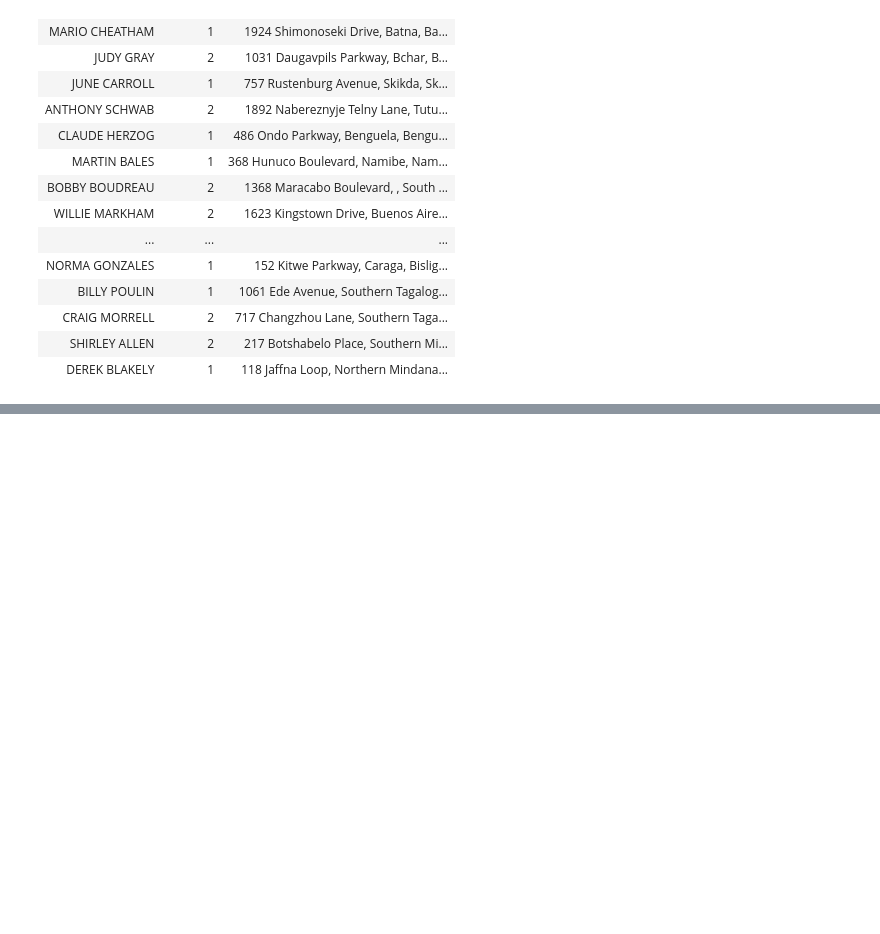
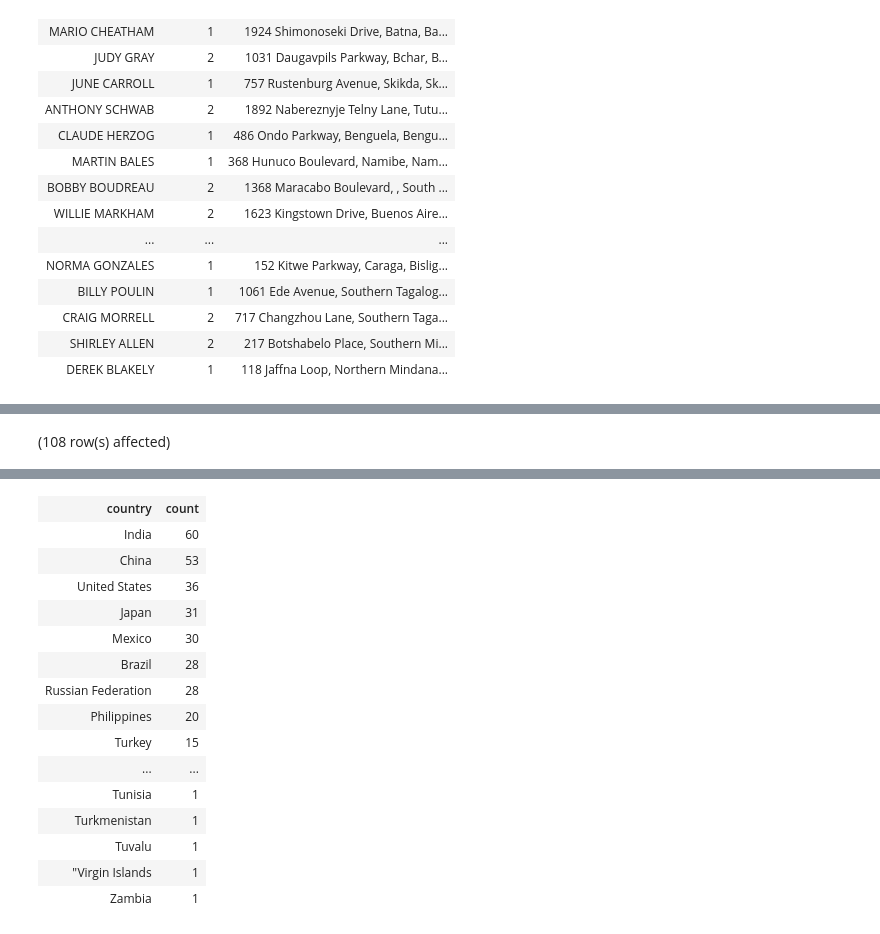
Before and after one commit to oladapo-joseph/movie_dataset, a Jupyter notebook: movie.ipynb, the cells around one changed output, grey strips where cells are left out. Cells and saved outputs as stored; diff of their text form; code cells hidden in the pictures; blank space fills up the shorter version.

```diff
--- a/movie.ipynb
+++ b/movie.ipynb
@@ -554,0 +582,7 @@ Total execution time: 00:00:01.033
+# %%
+SELECT country , count(country) as count
+FROM customer_details
+GROUP BY country
+order by count DESC;
+# %% [output]
+(108 row(s) affected)
@@ -554,0 +590,16 @@ Total execution time: 00:00:01.033
+| country | count |
+| India | 60 |
+| China | 53 |
+| United States | 36 |
+| Japan | 31 |
+| Mexico | 30 |
+| Brazil | 28 |
+| Russian Federation | 28 |
+| Philippines | 20 |
+| Turkey | 15 |
+| ... | ... |
+| Tunisia | 1 |
+| Turkmenistan | 1 |
+| Tuvalu | 1 |
+| "Virgin Islands | 1 |
+| Zambia | 1 |
```
Also changed, not shown: parts of 14 cells of this notebook, 3 other files.
